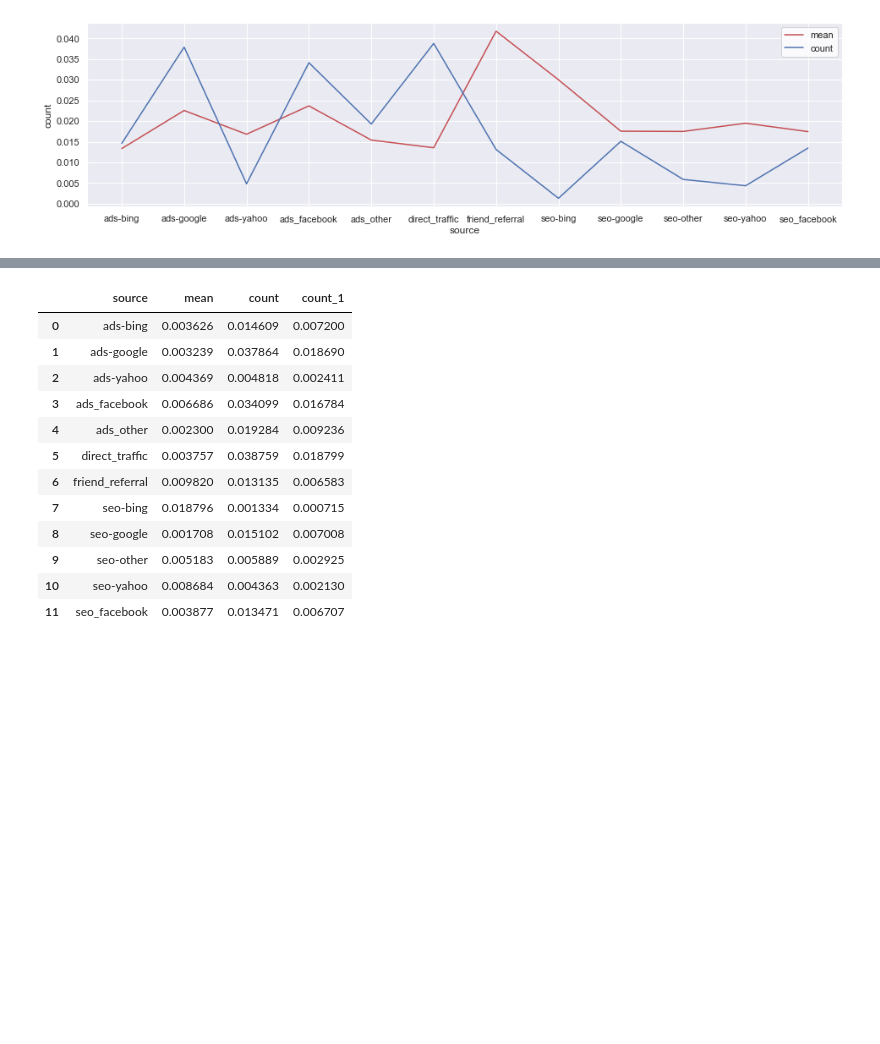
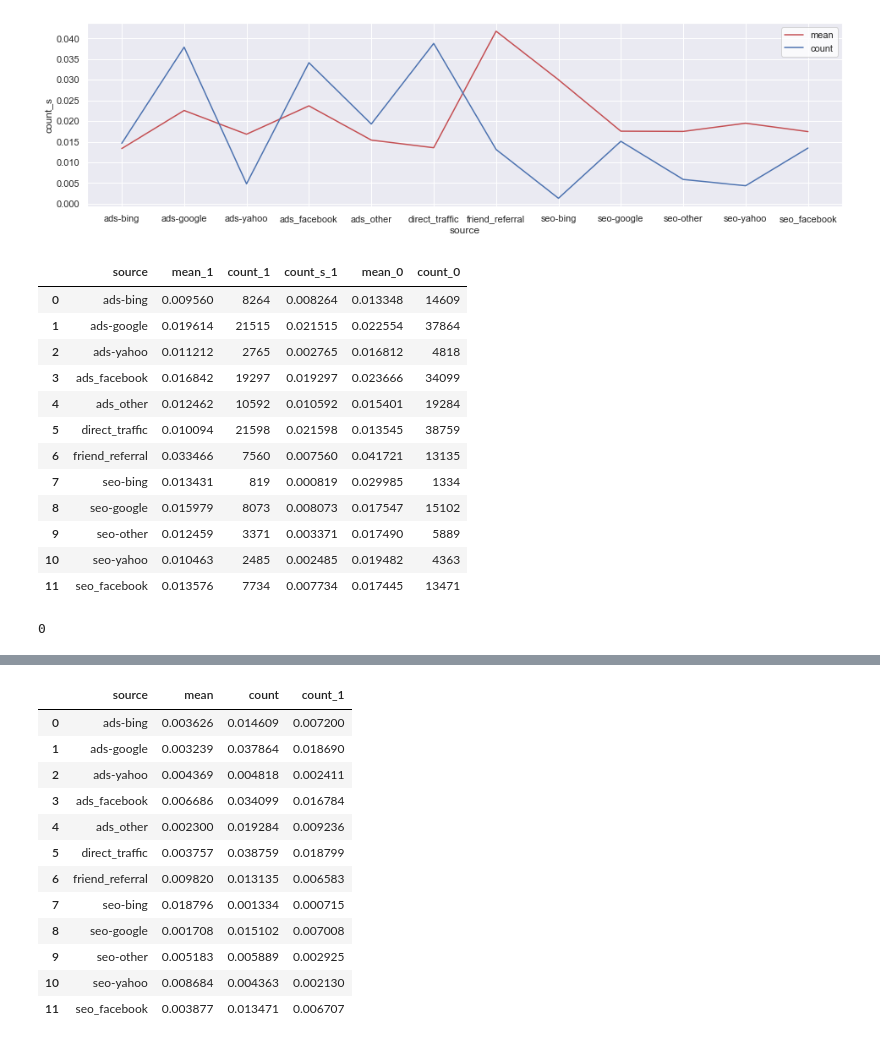
Before and after one commit to crazywiden/Leetcode_daily_submit, a Jupyter notebook: 20e/Pricing Challenge.ipynb, the cells around one changed output, grey strips where cells are left out. Cells and saved outputs as stored; diff of their text form; code cells hidden in the pictures; blank space fills up the shorter version.

```diff
--- a/20e/Pricing Challenge.ipynb
+++ b/20e/Pricing Challenge.ipynb
@@ -169,14 +196,37 @@ For the next step, I would check whether there is a significant change in each s
 # %% [markdown]
 #### Source
 # %%
-source_mc = mean_count(df_1,group_var='source',target_var='converted')
-source_mc['count'] = source_mc['count'] /10**6
-mc_plot(source_mc,groupvar = 'source')
+source_mc_1 = mean_count(df_1,group_var='source',target_var='converted')
+source_mc_1['count_s'] = source_mc_1['count'] /10**6
+mc_plot(source_mc_1,groupvar = 'source')
 # %% [output]
 [figure]
 # %%
-source_mc = mean_count(df_0,group_var='source',target_var='converted')
-source_mc['count'] = source_mc['count'] /10**6
-mc_plot(source_mc,groupvar = 'source')
+source_mc_0 = mean_count(df_0,group_var='source',target_var='converted')
+source_mc_0['count_s'] = source_mc_0['count'] /10**6
+mc_plot(source_mc_0,groupvar = 'source')
 # %% [output]
 [figure]
+# %%
+source_mc_1.columns = ['source','mean_1','count_1','count_s_1']
+source_mc_1['mean_0'] = source_mc_0['mean']
+source_mc_1['count_0'] = source_mc_0['count']
+source_mc_1
+# %% [output]
+|  | source | mean_1 | count_1 | count_s_1 | mean_0 | count_0 |
+| 0 | ads-bing | 0.009560 | 8264 | 0.008264 | 0.013348 | 14609 |
+| 1 | ads-google | 0.019614 | 21515 | 0.021515 | 0.022554 | 37864 |
+| 2 | ads-yahoo | 0.011212 | 2765 | 0.002765 | 0.016812 | 4818 |
+| 3 | ads_facebook | 0.016842 | 19297 | 0.019297 | 0.023666 | 34099 |
+| 4 | ads_other | 0.012462 | 10592 | 0.010592 | 0.015401 | 19284 |
+| 5 | direct_traffic | 0.010094 | 21598 | 0.021598 | 0.013545 | 38759 |
+| 6 | friend_referral | 0.033466 | 7560 | 0.007560 | 0.041721 | 13135 |
+| 7 | seo-bing | 0.013431 | 819 | 0.000819 | 0.029985 | 1334 |
+| 8 | seo-google | 0.015979 | 8073 | 0.008073 | 0.017547 | 15102 |
+| 9 | seo-other | 0.012459 | 3371 | 0.003371 | 0.017490 | 5889 |
+| 10 | seo-yahoo | 0.010463 | 2485 | 0.002485 | 0.019482 | 4363 |
+| 11 | seo_facebook | 0.013576 | 7734 | 0.007734 | 0.017445 | 13471 |
+# %%
+test_loop(source_mc_1)
+# %% [output]
+0
```
Also changed, not shown: parts of 17 cells of this notebook.
